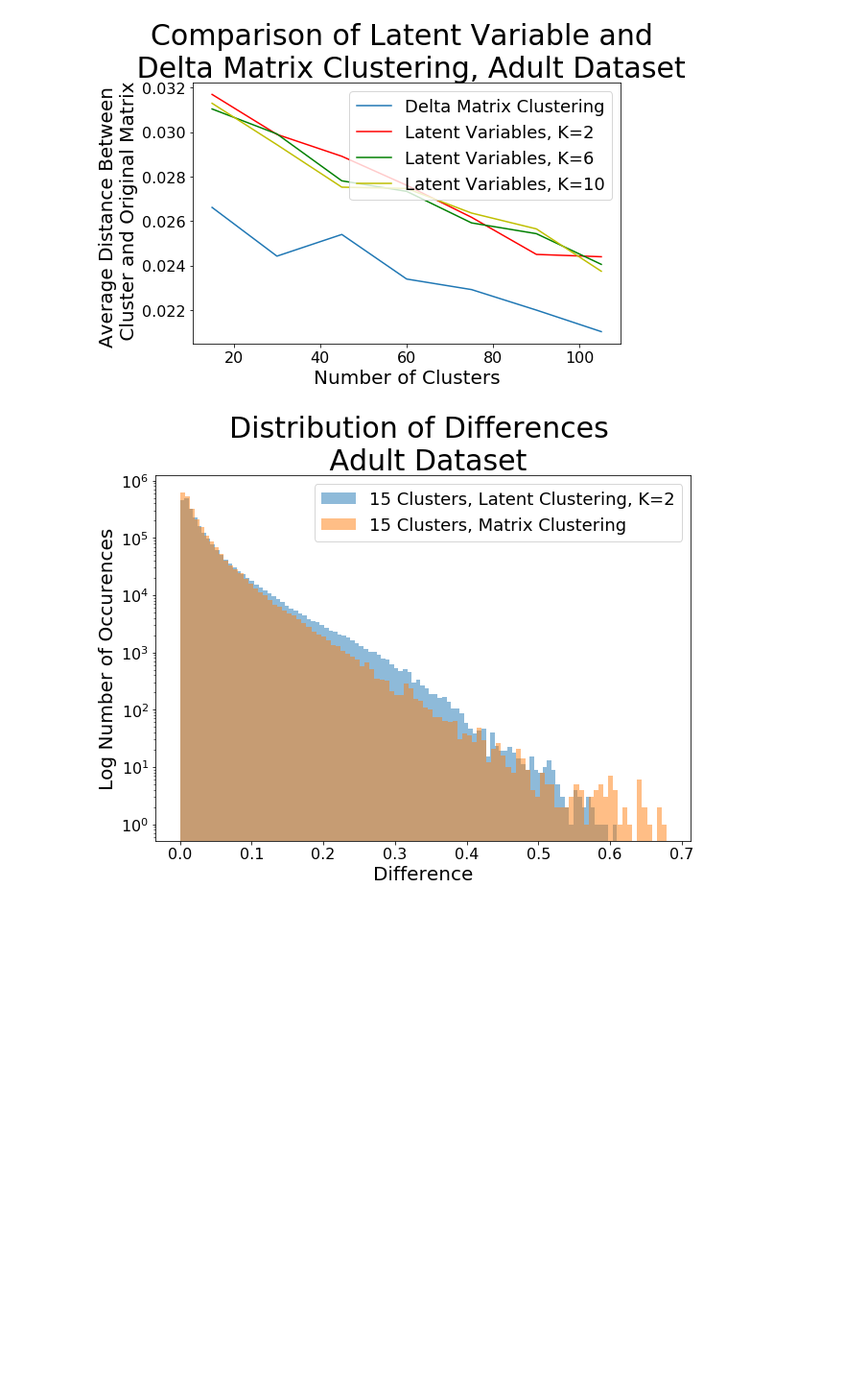
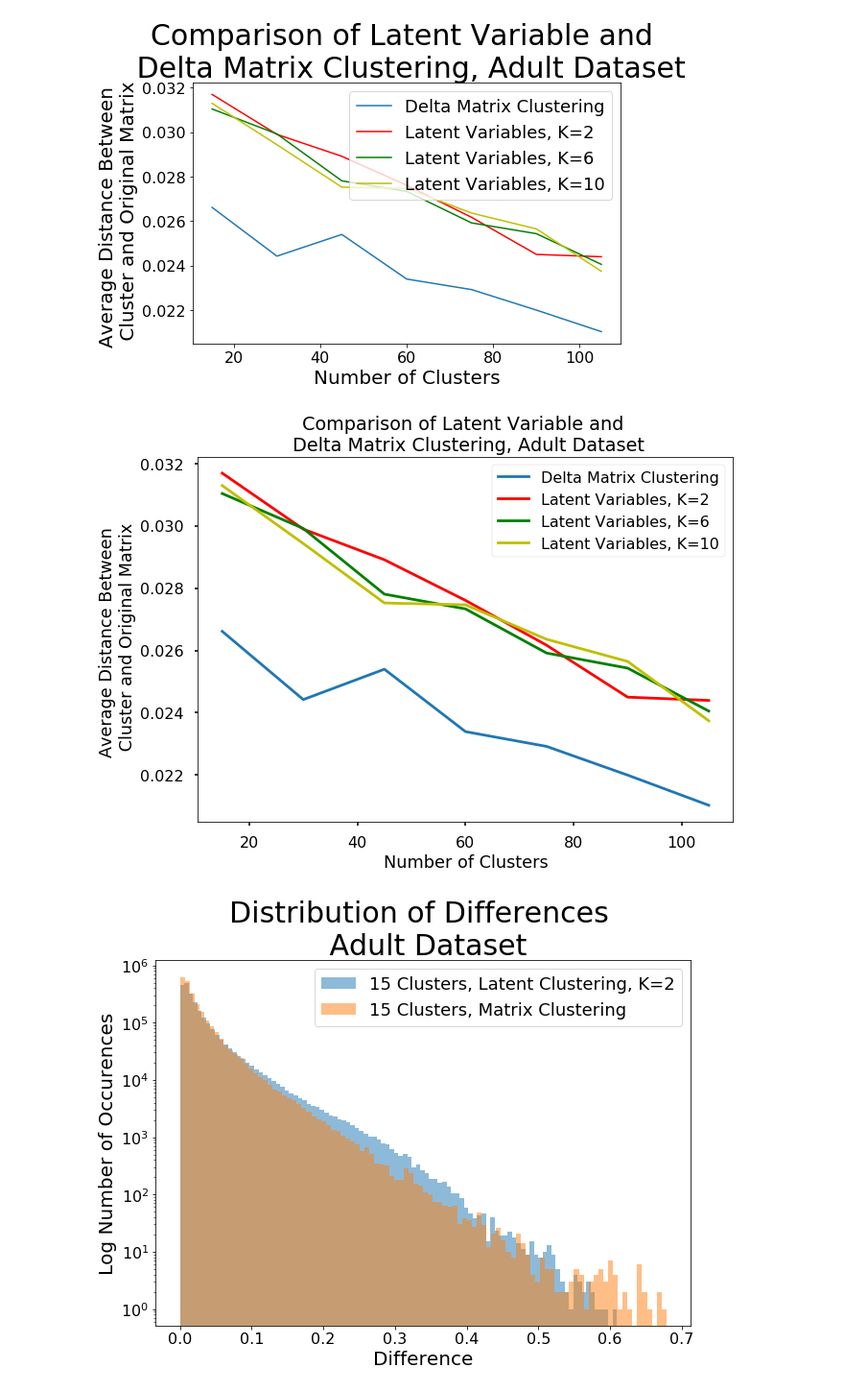
Before and after one commit to ashilgard/cs281-project, a Jupyter notebook: Dataverse Files/Plots.ipynb, the cells around one changed output. Shown: that part at 96% size. Saved outputs shown, nothing was run; the diff lists cells and outputs as text; code cells hidden in the pictures; blank space fills up the shorter version.

```diff
--- a/Dataverse Files/Plots.ipynb
+++ b/Dataverse Files/Plots.ipynb
@@ -6,6 +6,7 @@ import matplotlib.cm as cm
 import pandas as pd
 import seaborn as sns
 %matplotlib inline
+sns.set_context('poster')
 # %%
 ref_all = []
 ref_scores = np.loadtxt('./ref/ref_scores_adult.csv')
@@ -26,6 +34,21 @@ plt.title('Comparison of Latent Variable and \n Delta Matrix Clustering, Adult D
 plt.show()
 # %% [output]
 [figure]
+# %%
+fig = plt.figure(figsize=(10, 7))
+plt.plot(range(15,115,15), ref_scores[:,0], label='Delta Matrix Clustering')
+plt.plot(range(15,115,15), clust_scores[:,0,0], c='r', label = 'Latent Variables, K=2')
+plt.plot(range(15,115,15), clust_scores[:,2,0], c='g', label = 'Latent Variables, K=6')
+plt.plot(range(15,115,15), clust_scores[:,4,0], c='y', label = 'Latent Variables, K=10')
+plt.xlabel('Number of Clusters')
+plt.ylabel('Average Distance Between \n Cluster and Original Matrix')
+plt.legend(loc='upper right')
+# plt.tick_params(axis='both', which='major', labelsize=16)
+# plt.tick_params(axis='both', which='minor', labelsize=16)
+plt.title('Comparison of Latent Variable and \n Delta Matrix Clustering, Adult Dataset')
+plt.show()
+# %% [output]
+[figure, added]
 # %%
 fig = plt.figure(figsize=(10, 7))
 plt.hist(np.abs(clust_all[0]), alpha=.5, label='15 Clusters, Latent Clustering, K=2', bins=100)
```
Also changed, not shown: parts of 7 cells of this notebook.
